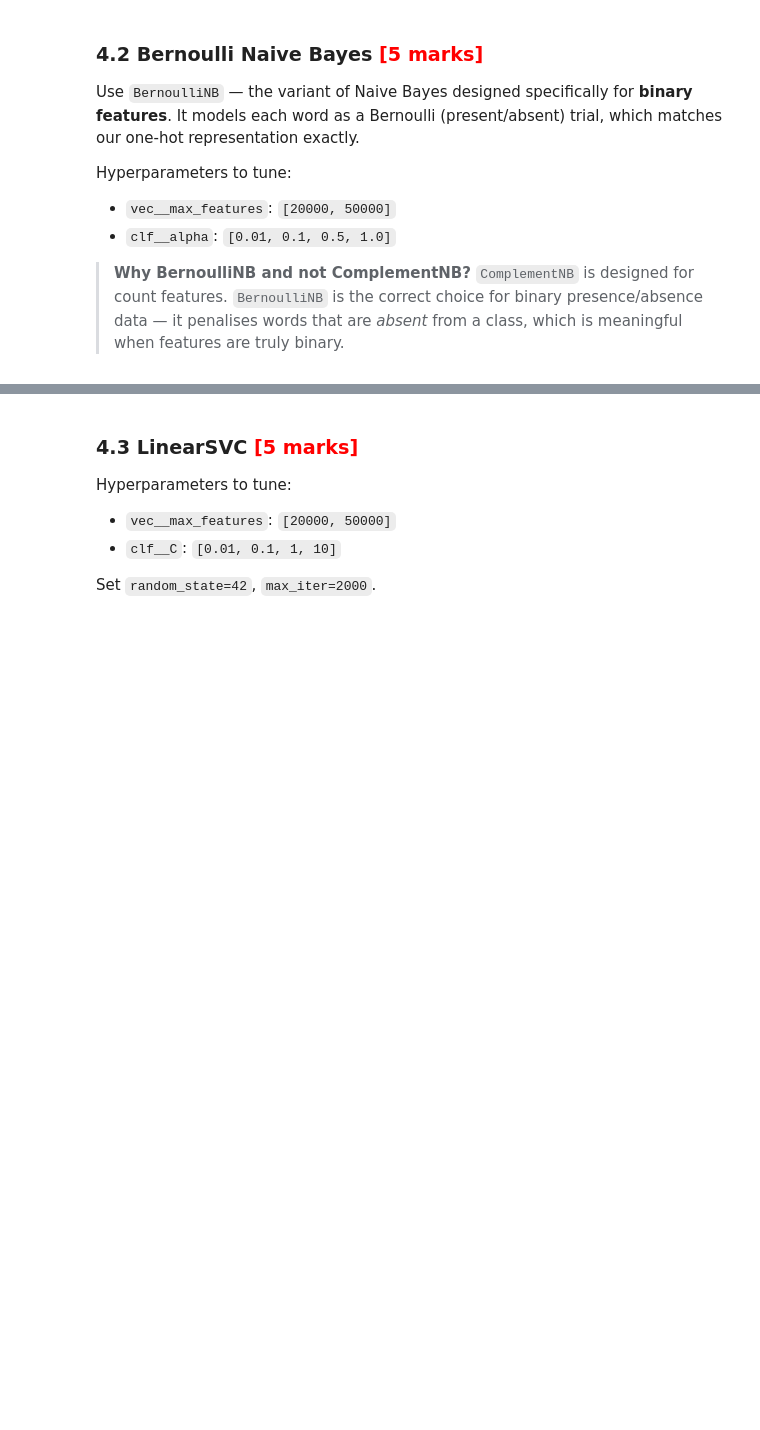
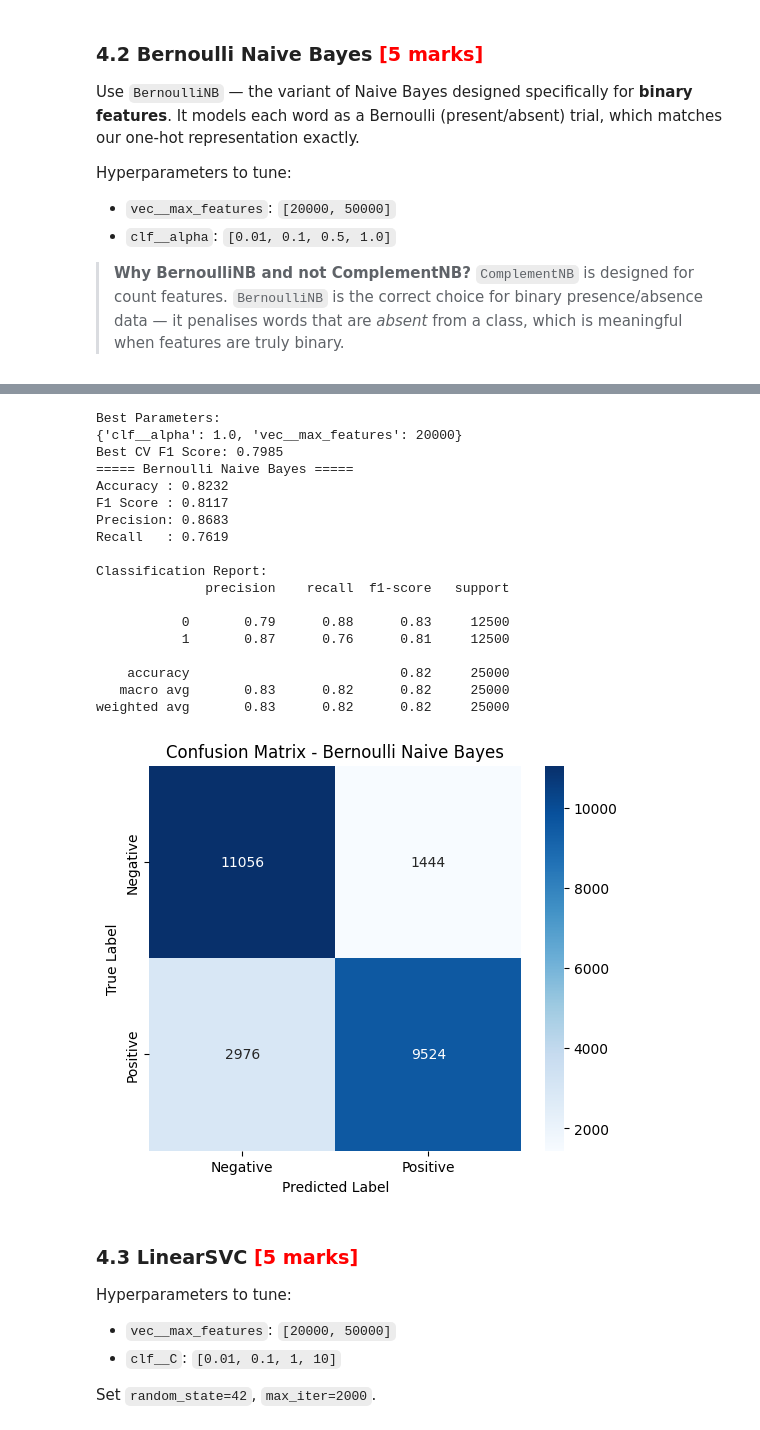
Before and after one commit to raisharad/GenerativeAIandAgenticAI, a Jupyter notebook: Sharad_Rai_SIMDB_Sentiment_Exercise.ipynb, the cells around one changed output, grey strips where cells are left out. Cells and saved outputs as stored; diff of their text form; code cells hidden in the pictures; blank space fills up the shorter version.

```diff
--- a/Sharad_Rai_SIMDB_Sentiment_Exercise.ipynb
+++ b/Sharad_Rai_SIMDB_Sentiment_Exercise.ipynb
@@ -819,3 +835,41 @@ Hyperparameters to tune:
+# %%
+### CODE HERE ###
+
+# Print best hyperparameters and CV score
+print("Best Parameters:")
+print(grid_nb.best_params_)
+
+print(f"Best CV F1 Score: {grid_nb.best_score_:.4f}")
+
+# Predict on the test set
+y_pred_nb = grid_nb.predict(test_texts_clean)
+
+# Evaluate the model
+nb_metrics = evaluate_model(
+    "Bernoulli Naive Bayes",
+    y_test,
+    y_pred_nb
+)
+# %% [output]
+Best Parameters:
+{'clf__alpha': 1.0, 'vec__max_features': 20000}
+Best CV F1 Score: 0.7985
+===== Bernoulli Naive Bayes =====
+Accuracy : 0.8232
+F1 Score : 0.8117
+Precision: 0.8683
+Recall   : 0.7619
+
+Classification Report:
+              precision    recall  f1-score   support
+
+           0       0.79      0.88      0.83     12500
+           1       0.87      0.76      0.81     12500
+
+    accuracy                           0.82     25000
+   macro avg       0.83      0.82      0.82     25000
+weighted avg       0.83      0.82      0.82     25000
+[figure, added]
 # %% [markdown]
 ### 4.3 LinearSVC  <font color="red">[5 marks]</font>
 
```
Also changed, not shown: parts of 36 cells of this notebook.
